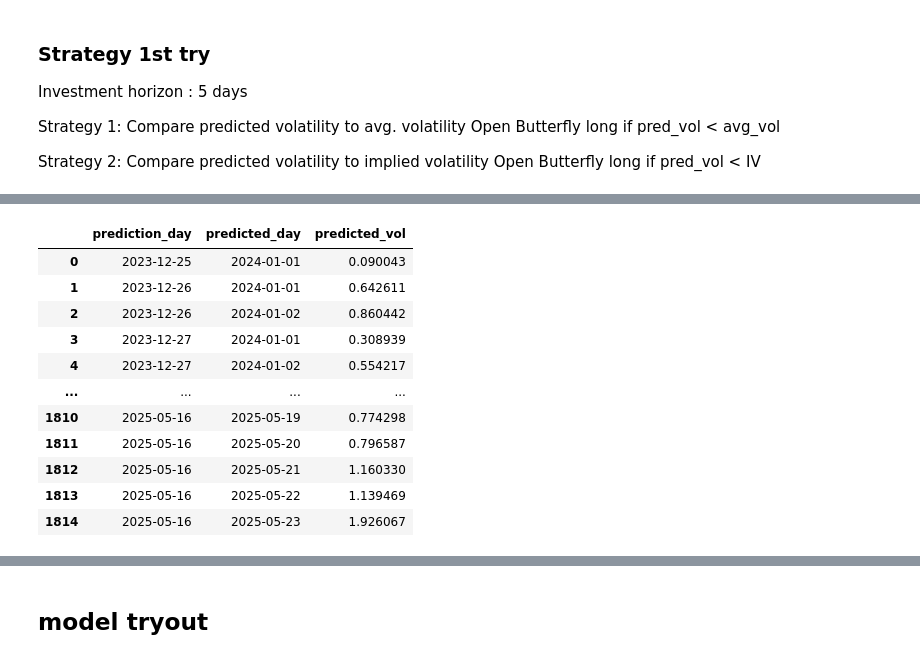
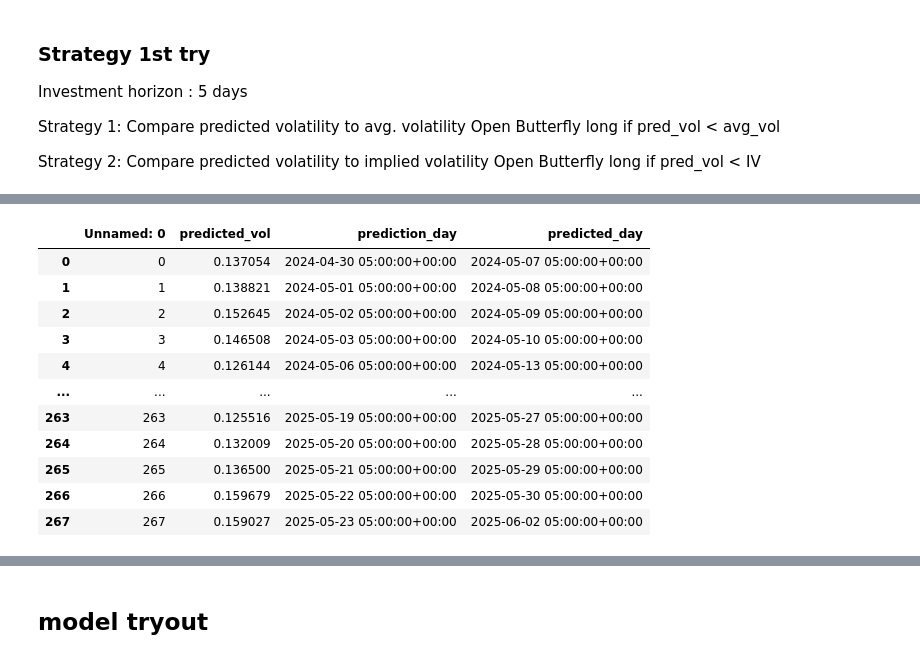
Before and after one commit to principlepauli/Butterflies-, a Jupyter notebook: Strategy/Option_Butterfly_1.ipynb, the cells around one changed output, grey strips where cells are left out. Saved outputs shown, nothing was run; the diff lists cells and outputs as text; code cells hidden in the pictures.

```diff
--- a/Strategy/Option_Butterfly_1.ipynb
+++ b/Strategy/Option_Butterfly_1.ipynb
@@ -35 +38,9 @@ underlying_data = underlying_data # DataFrame with columns: timestamp, close, vo
 vol_predictions = vol_predictions # DataFrame with columns: prediction_day, predicted_day, predicted_vol
+# %%
+# load data
+
+underlying_data= pd.read_csv(r"C:\Users\pauli\Butterflies-\yfinance_data\spy.csv")
+
+vol_predictions = pd.read_csv(r"C:\Users\pauli\Butterflies-\model\predictions\0.csv")
+
+options_data = pd.read_csv(r"C:\Users\pauli\Butterflies-\options\options.csv")
@@ -36,69 +162,17 @@ vol_predictions = vol_predictions # DataFrame with columns: prediction_day, pred
 # %%
-underlying_data= pd.read_csv(r"C:\Users\pauli\Butterflies-\yfinance_data\spy.csv")
-underlying_data = underlying_data.iloc[2:]
-underlying_data = underlying_data.rename(columns={'Price' : 'timestamp', 'Close' : 'close', 'Volume' : 'volume'})
-
-
-
-options_data = pd.read_csv(r"C:\Users\pauli\Butterflies-\options\options.csv")
-options_data= options_data.rename(columns={'close' : 'opt_close'})
-options_data['expiration_date'] = pd.to_datetime(options_data['expiration_date'])
-options_data['timestamp'] = pd.to_datetime(options_data['timestamp'])
-options_data["open_interest_date"] = pd.to_datetime(options_data["open_interest_date"])
-options_data["close_price_date"] = pd.to_datetime(options_data["close_price_date"])
-
-# add UTC to timestamps
-
-options_data['expiration_date'] = options_data['expiration_date'].apply(
-    lambda d: pd.Timestamp(dt.datetime.combine(d.date(), dt.time(5, 0))).tz_localize('UTC')
-)
-options_data["close_price_date"] = options_data["close_price_date"].apply(
-    lambda d: pd.Timestamp(dt.datetime.combine(d.date(), dt.time(5, 0))).tz_localize('UTC')
-)
-options_data["open_interest_date"] = options_data["open_interest_date"].apply(
-    lambda d: pd.Timestamp(dt.datetime.combine(d.date(), dt.time(5, 0))).tz_localize('UTC')
-)
-
-
-# calculate dtm
-options_data['dtm'] = options_data.apply(
-    lambda row: np.busday_count(row['timestamp'].date(), row['expiration_date'].date()),
-    axis=1
-)    #trading_days_to_expiry
-
-
-
-# fix datetime and UTC issues
-
-underlying_data['timestamp'] = pd.to_datetime(underlying_data['timestamp'])
-underlying_data['timestamp'] = underlying_data['timestamp'].apply(
-    lambda d: pd.Timestamp(dt.datetime.combine(d.date(), dt.time(5, 0))).tz_localize('UTC')
-)
-
-
-
-# columns to numeric values
-# For vol_predictions
-vol_predictions['predicted_vol'] = pd.to_numeric(vol_predictions['predicted_vol'], errors='coerce')
-
-# For underlying_data
-underlying_data['close'] = pd.to_numeric(underlying_data['close'], errors='coerce')
-
-# For options_data
-options_data['opt_close'] = pd.to_numeric(options_data['opt_close'], errors='coerce')
-options_data['open_interest'] = pd.to_numeric(options_data['open_interest'], errors='coerce')
-options_data['volume'] = pd.to_numeric(options_data['volume'], errors='coerce')
-options_data['strike_price'] = pd.to_numeric(options_data['strike_price'], errors='coerce')
+vol_predictions
+#options_data
+#underlying_data
 # %% [output]
-|  | prediction_day | predicted_day | predicted_vol |
-| 0 | 2023-12-25 | 2024-01-01 | 0.090043 |
-| 1 | 2023-12-26 | 2024-01-01 | 0.642611 |
-| 2 | 2023-12-26 | 2024-01-02 | 0.860442 |
-| 3 | 2023-12-27 | 2024-01-01 | 0.308939 |
-| 4 | 2023-12-27 | 2024-01-02 | 0.554217 |
-| ... | ... | ... | ... |
-| 1810 | 2025-05-16 | 2025-05-19 | 0.774298 |
-| 1811 | 2025-05-16 | 2025-05-20 | 0.796587 |
-| 1812 | 2025-05-16 | 2025-05-21 | 1.160330 |
-| 1813 | 2025-05-16 | 2025-05-22 | 1.139469 |
-| 1814 | 2025-05-16 | 2025-05-23 | 1.926067 |
+|  | Unnamed: 0 | predicted_vol | prediction_day | predicted_day |
+| 0 | 0 | 0.137054 | 2024-04-30 05:00:00+00:00 | 2024-05-07 05:00:00+00:00 |
+| 1 | 1 | 0.138821 | 2024-05-01 05:00:00+00:00 | 2024-05-08 05:00:00+00:00 |
+| 2 | 2 | 0.152645 | 2024-05-02 05:00:00+00:00 | 2024-05-09 05:00:00+00:00 |
+| 3 | 3 | 0.146508 | 2024-05-03 05:00:00+00:00 | 2024-05-10 05:00:00+00:00 |
+| 4 | 4 | 0.126144 | 2024-05-06 05:00:00+00:00 | 2024-05-13 05:00:00+00:00 |
+| ... | ... | ... | ... | ... |
+| 263 | 263 | 0.125516 | 2025-05-19 05:00:00+00:00 | 2025-05-27 05:00:00+00:00 |
+| 264 | 264 | 0.132009 | 2025-05-20 05:00:00+00:00 | 2025-05-28 05:00:00+00:00 |
+| 265 | 265 | 0.136500 | 2025-05-21 05:00:00+00:00 | 2025-05-29 05:00:00+00:00 |
+| 266 | 266 | 0.159679 | 2025-05-22 05:00:00+00:00 | 2025-05-30 05:00:00+00:00 |
+| 267 | 267 | 0.159027 | 2025-05-23 05:00:00+00:00 | 2025-06-02 05:00:00+00:00 |
```
Also changed, not shown: parts of 13 cells of this notebook, 1 other file.
